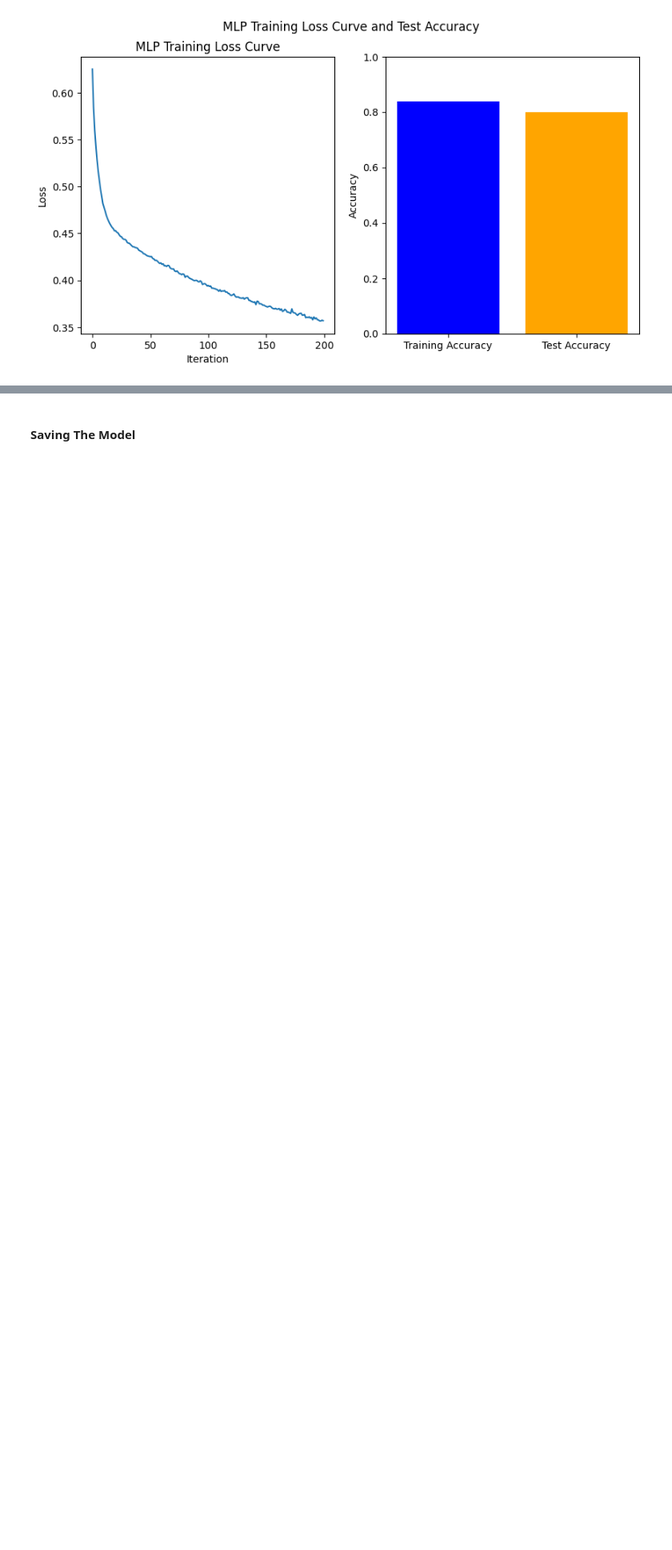
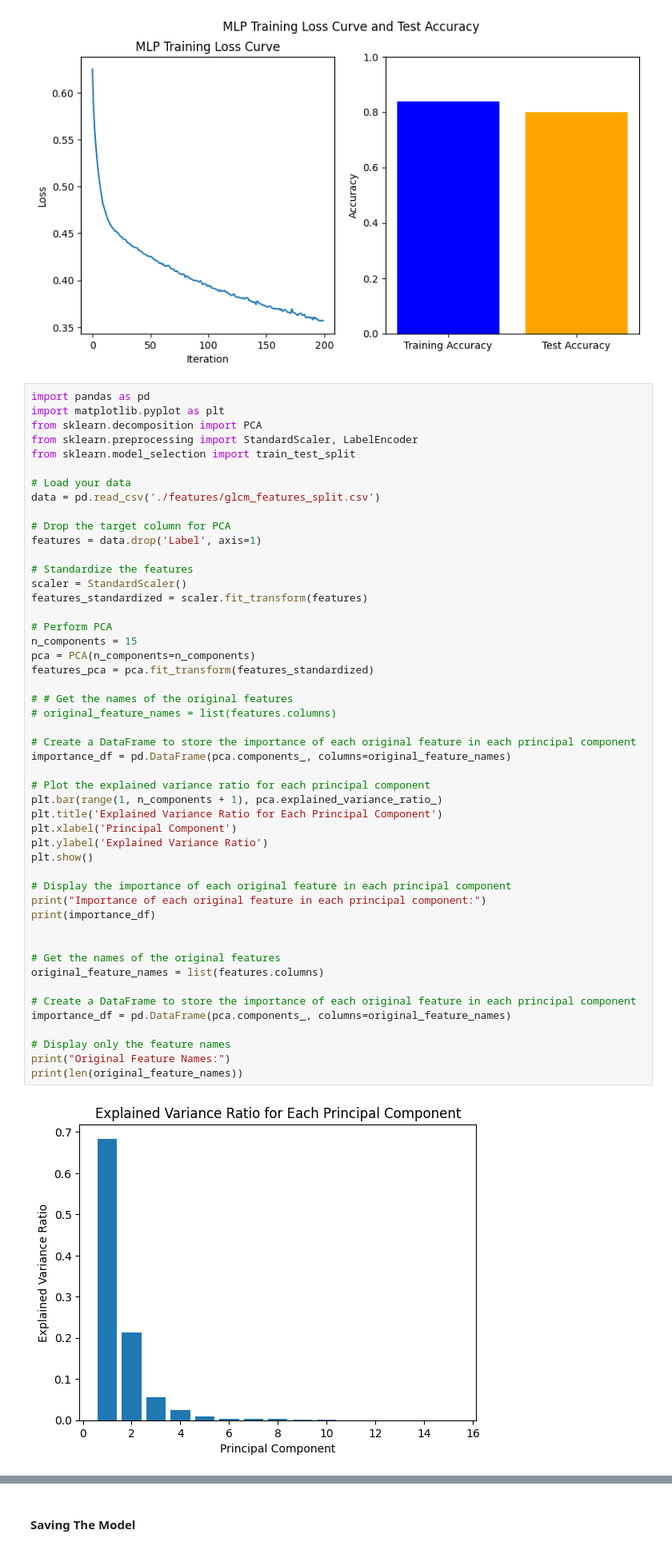
Before and after one commit to mizanulridhoaohana/feature-extraction, a Jupyter notebook: feature_extraction.ipynb, the cells around one changed output, grey strips where cells are left out. Shown: that part at 80% size. Saved outputs shown, nothing was run; the diff lists cells and outputs as text; blank space fills up the shorter version.

```diff
--- a/feature_extraction.ipynb
+++ b/feature_extraction.ipynb
@@ -236,3 +236,54 @@ weighted avg       0.80      0.80      0.80       358
 
 Test Accuracy: 79.89%
 [figure]
+# %%
+import pandas as pd
+import matplotlib.pyplot as plt
+from sklearn.decomposition import PCA
+from sklearn.preprocessing import StandardScaler, LabelEncoder
+from sklearn.model_selection import train_test_split
+
+# Load your data
+data = pd.read_csv('./features/glcm_features_split.csv')
+
+# Drop the target column for PCA
+features = data.drop('Label', axis=1)
+
+# Standardize the features
+scaler = StandardScaler()
+features_standardized = scaler.fit_transform(features)
+
+# Perform PCA
+n_components = 15
+pca = PCA(n_components=n_components)
+features_pca = pca.fit_transform(features_standardized)
+
+# # Get the names of the original features
+# original_feature_names = list(features.columns)
+
+# Create a DataFrame to store the importance of each original feature in each principal component
+importance_df = pd.DataFrame(pca.components_, columns=original_feature_names)
+
+# Plot the explained variance ratio for each principal component
+plt.bar(range(1, n_components + 1), pca.explained_variance_ratio_)
+plt.title('Explained Variance Ratio for Each Principal Component')
+plt.xlabel('Principal Component')
+plt.ylabel('Explained Variance Ratio')
+plt.show()
+
+# Display the importance of each original feature in each principal component
+print("Importance of each original feature in each principal component:")
+print(importance_df)
+
+
+# Get the names of the original features
+original_feature_names = list(features.columns)
+
+# Create a DataFrame to store the importance of each original feature in each principal component
+importance_df = pd.DataFrame(pca.components_, columns=original_feature_names)
+
+# Display only the feature names
+print("Original Feature Names:")
+print(len(original_feature_names))
+# %% [output]
+[figure, added]
```
Also changed, not shown: parts of 4 cells of this notebook, 1 other file.
